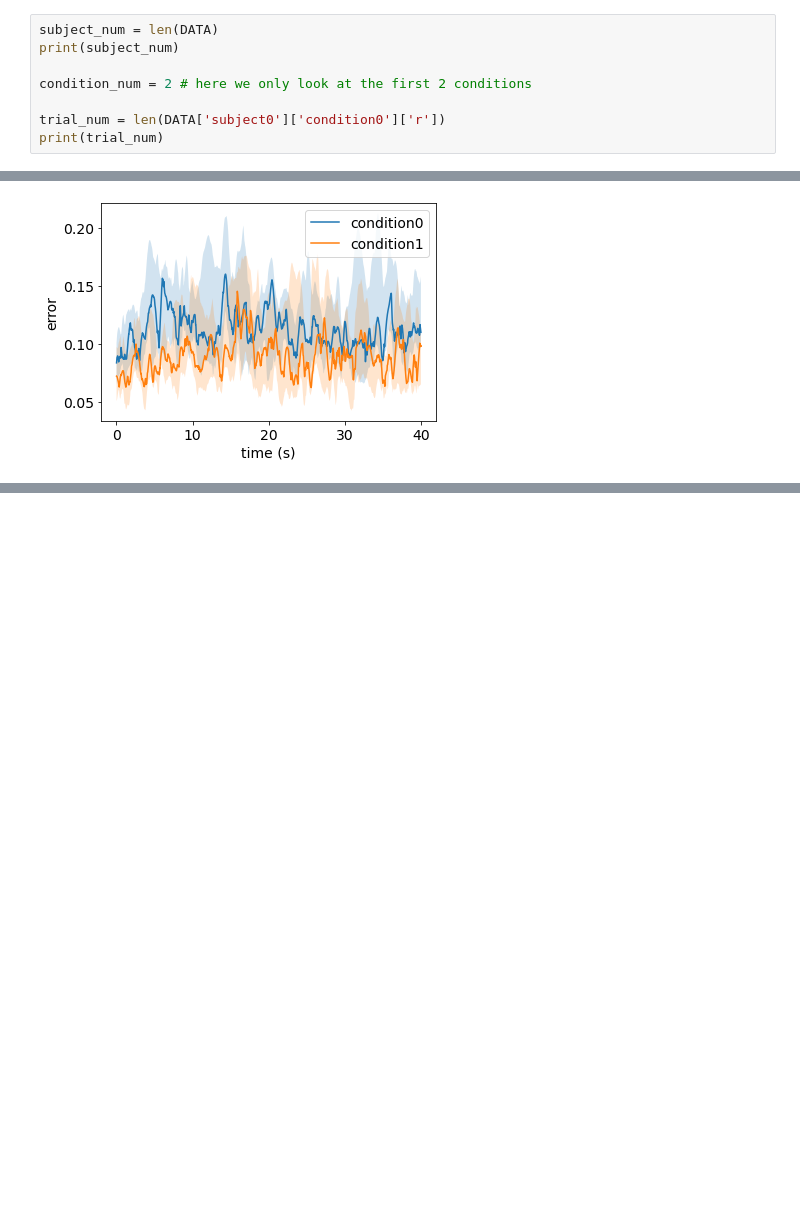
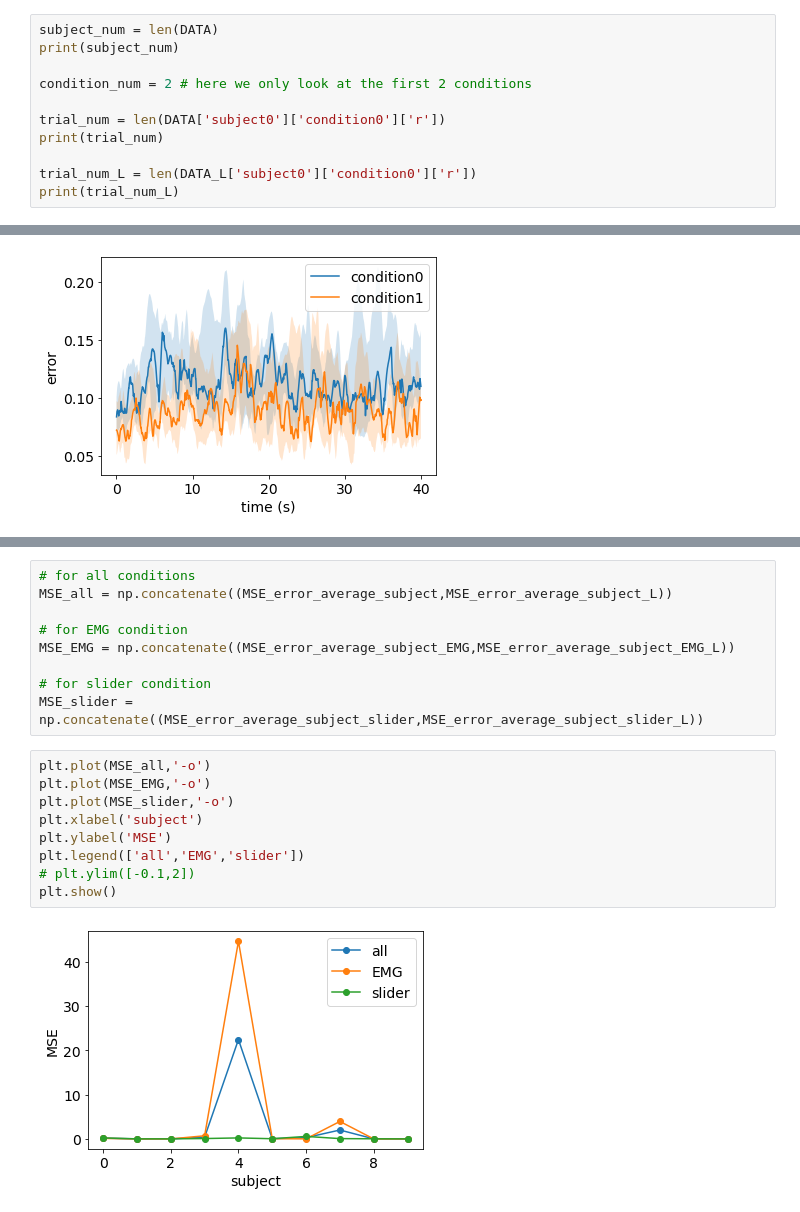
Before and after one commit to sburden-group/sensorimotor_fusion, a Jupyter notebook: analysis/Fusion analysis/Video_game_analysis.ipynb, the cells around one changed output, grey strips where cells are left out. Drawn from its saved outputs; the diff is of its cells as text; blank space fills up the shorter version.

```diff
--- a/analysis/Fusion analysis/Video_game_analysis.ipynb
+++ b/analysis/Fusion analysis/Video_game_analysis.ipynb
@@ -157,6 +157,9 @@ condition_num = 2 # here we only look at the first 2 conditions
 
 trial_num = len(DATA['subject0']['condition0']['r'])
 print(trial_num)
+
+trial_num_L = len(DATA_L['subject0']['condition0']['r'])
+print(trial_num_L)
 # %% [output]
 15
 10
@@ -239,0 +322,20 @@ plt.show()
+# %%
+# for all conditions
+MSE_all = np.concatenate((MSE_error_average_subject,MSE_error_average_subject_L))
+
+# for EMG condition
+MSE_EMG = np.concatenate((MSE_error_average_subject_EMG,MSE_error_average_subject_EMG_L))
+
+# for slider condition
+MSE_slider = np.concatenate((MSE_error_average_subject_slider,MSE_error_average_subject_slider_L))
+# %%
+plt.plot(MSE_all,'-o')
+plt.plot(MSE_EMG,'-o')
+plt.plot(MSE_slider,'-o')
+plt.xlabel('subject')
+plt.ylabel('MSE')
+plt.legend(['all','EMG','slider'])
+# plt.ylim([-0.1,2])
+plt.show()
+# %% [output]
+[figure, added]
```
Also changed, not shown: parts of 8 cells of this notebook.
